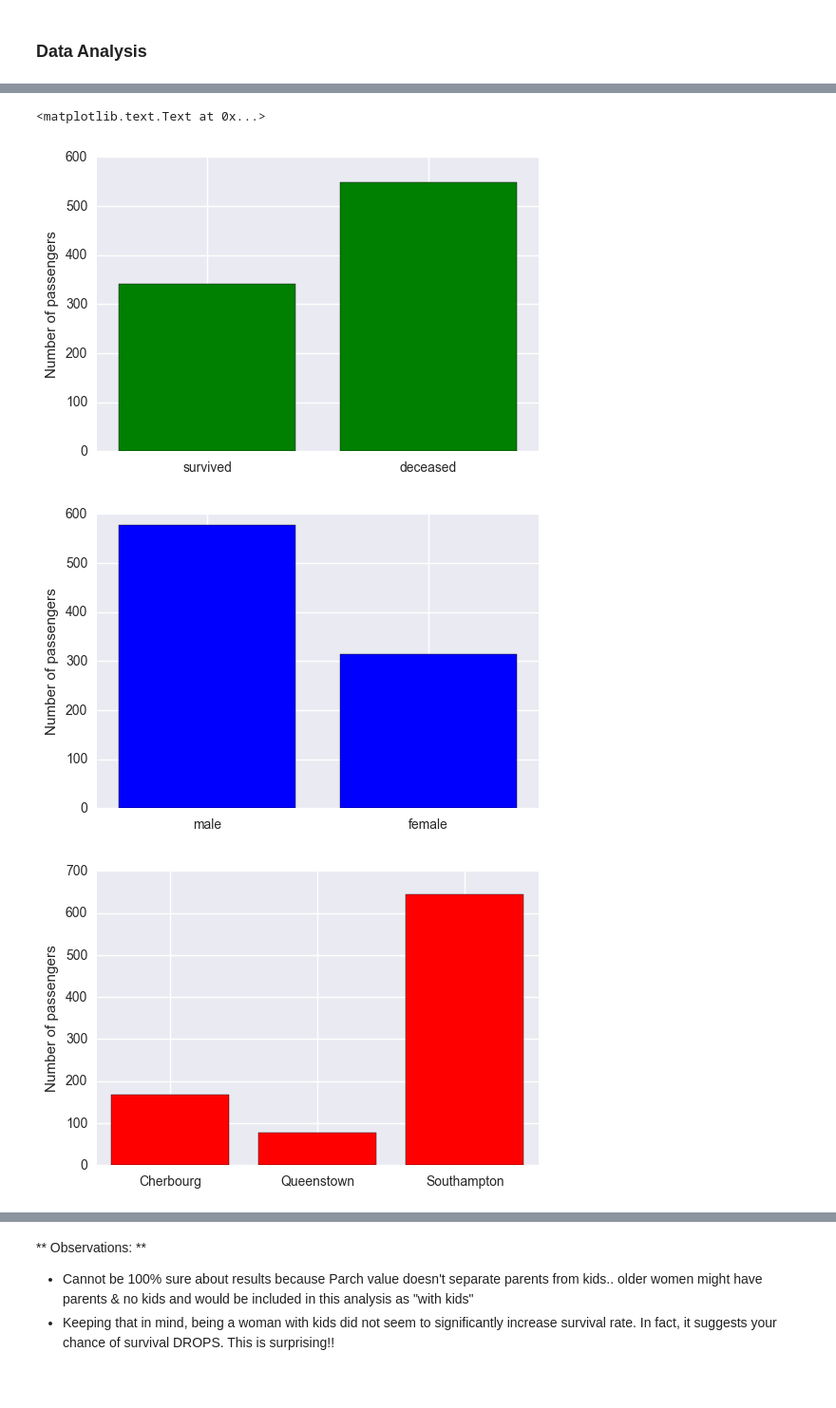
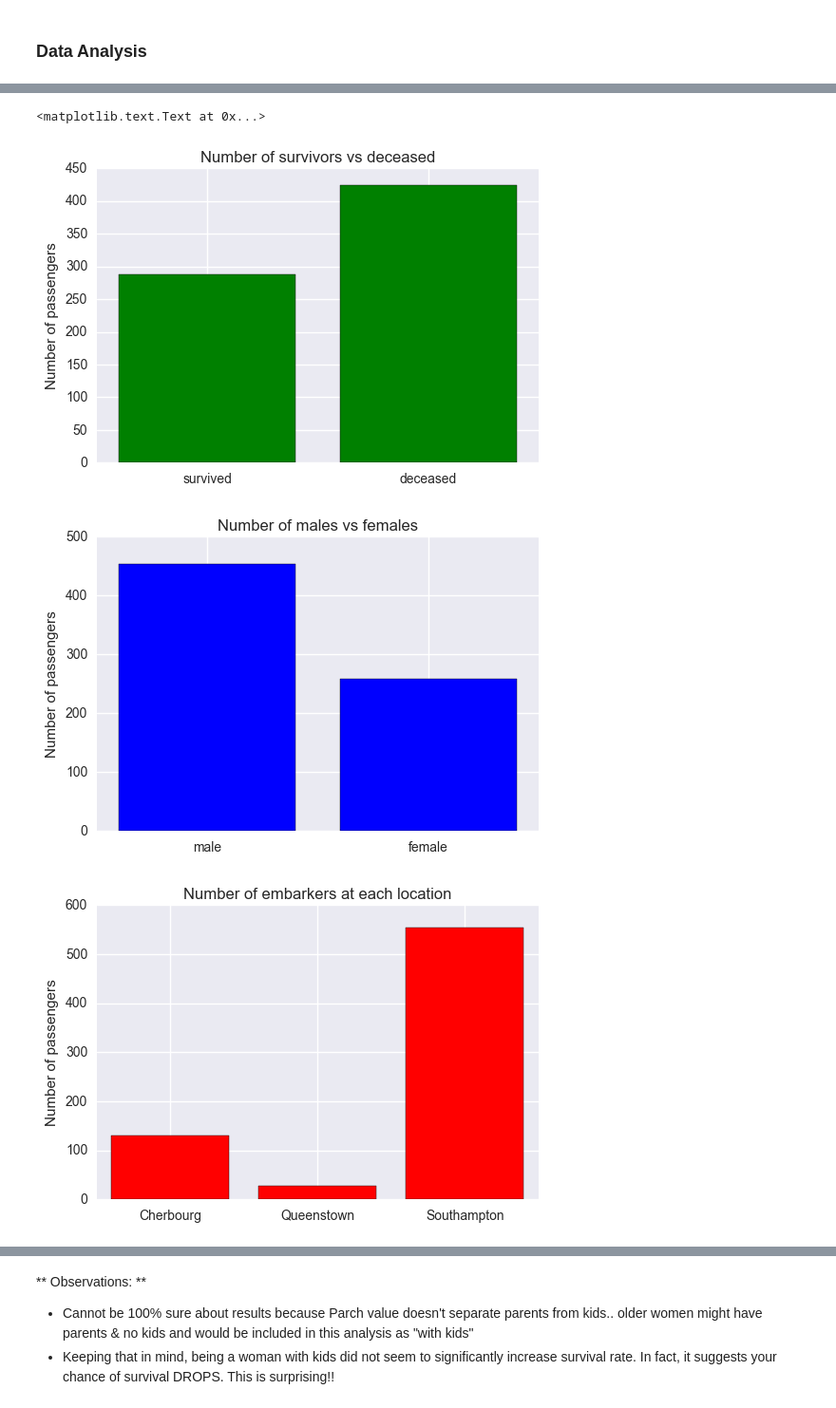
Before and after one commit to Namkolla/Titanic, a Jupyter notebook: Titanic.ipynb, the cells around one changed output, grey strips where cells are left out. Shown: that part at 95% size. Cells and saved outputs as stored; diff of their text form; code cells hidden in the pictures.

```diff
--- a/Titanic.ipynb
+++ b/Titanic.ipynb
@@ -78,3 +139,11 @@ PassengerId
+# %%
+# delete Cabin and Ticket columns
+titan_data = titan_data.drop(['Cabin','Ticket'],axis=1)
+# %%
+# delete rows where Age or Embarked are NaN (initial # of rows are 891)
+titan_data.dropna(axis=0, how='any', subset=['Age','Embarked'], inplace=True)
+
+# new number of rows are 712
 # %% [markdown]
 ### Data Analysis
 # %%
@@ -145,6 +205,7 @@ labels = ['survived','deceased']
 plt.bar(x, y, color="green", align = 'center')
 plt.xticks(x, labels)
 plt.ylabel('Number of passengers')
+plt.title('Number of survivors vs deceased')
 
 
    # Male v Female
@@ -166,6 +227,7 @@ labels = ['male','female']
 plt.bar(x, y, color="blue", align = 'center')
 plt.xticks(x, labels)
 plt.ylabel('Number of passengers')
+plt.title('Number of males vs females')
 
 
     # Embarkment location
@@ -181,7 +243,21 @@ labels = ['Cherbourg','Queenstown','Southampton']
 plt.bar(x,y,color='red',align='center')
 plt.xticks(x,labels)
 plt.ylabel('Number of passengers')
+plt.title('Number of embarkers at each location')
 
-## FIGURE OUT HOW TO FIND A.L.L. NAN VALUES LATER
-    #print('The number of people who boarded at unknown locations were %d' %(len(embark_pts2[embark_pts2.isnan])))
+
+ # Class
+plt.figure()
+class_pts = titan_data['Pclass']
+class_pts2 = class_pts.as_matrix()
+print('The number of people in first class were %d' %(len(class_pts2[class_pts2==1])))
+print('The number of people in second class were %d' %(len(class_pts2[class_pts2==2])))
+print('The number of people in third class were %d' %(len(class_pts2[class_pts2==3])))
+y = [len(class_pts2[class_pts2==1]),len(class_pts2[class_pts2==2]),len(class_pts2[class_pts2==3])]
+x = [1,2,3]
+labels = ['First','Second','Third']
+plt.bar(x,y,color='purple',align='center')
+plt.xticks(x,labels)
+plt.ylabel('Number of passengers')
+plt.title('Number of passengers in each ticket class')
 # %% [output]
@@ -195,4 +274,4 @@ The number of people who boarded at Southampton were 644
 <matplotlib.text.Text at 0x...>
-[figure, old version]
+[figure, new version]
-[figure, old version]
+[figure, new version]
-[figure, old version]
+[figure, new version]
```
Also changed, not shown: parts of 20 cells of this notebook, 1 other file.
